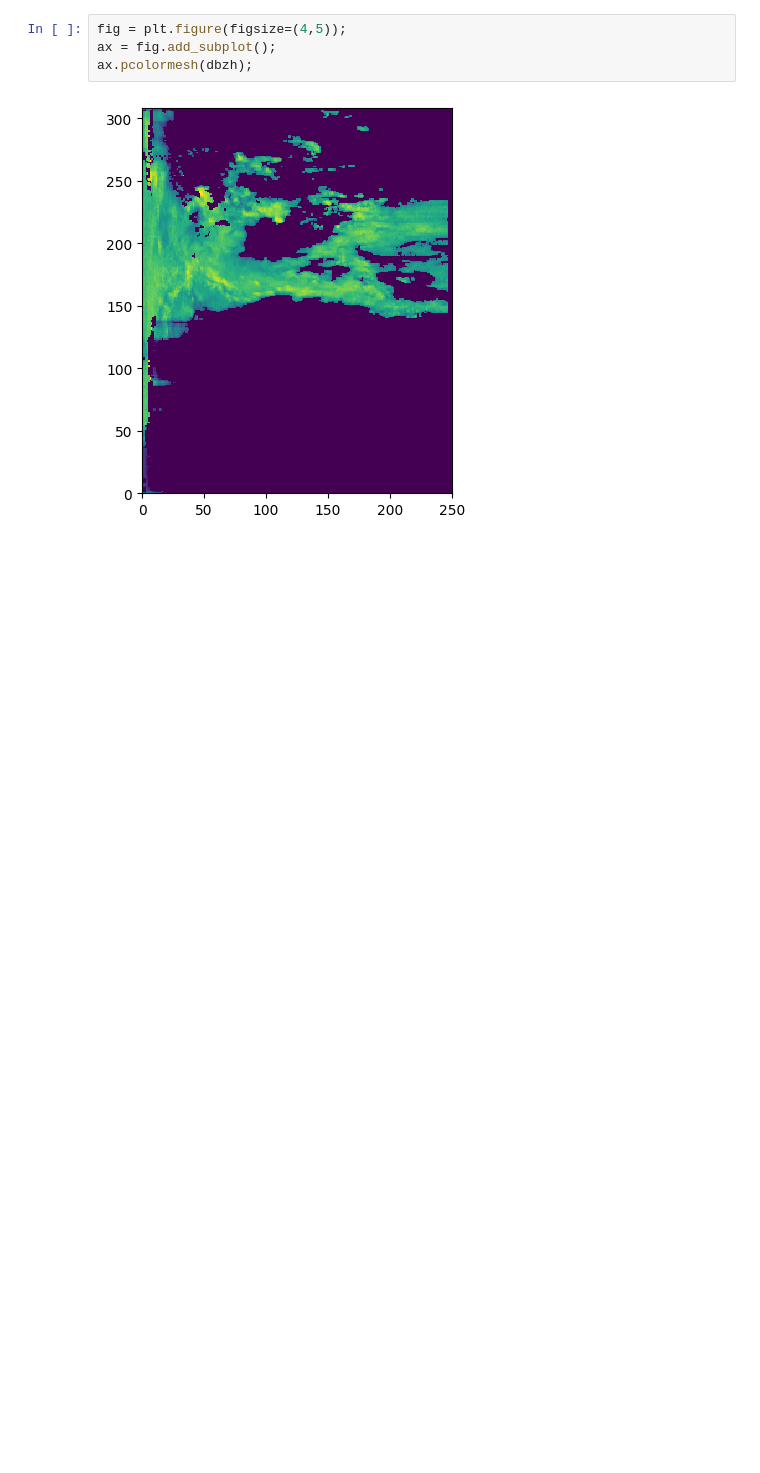
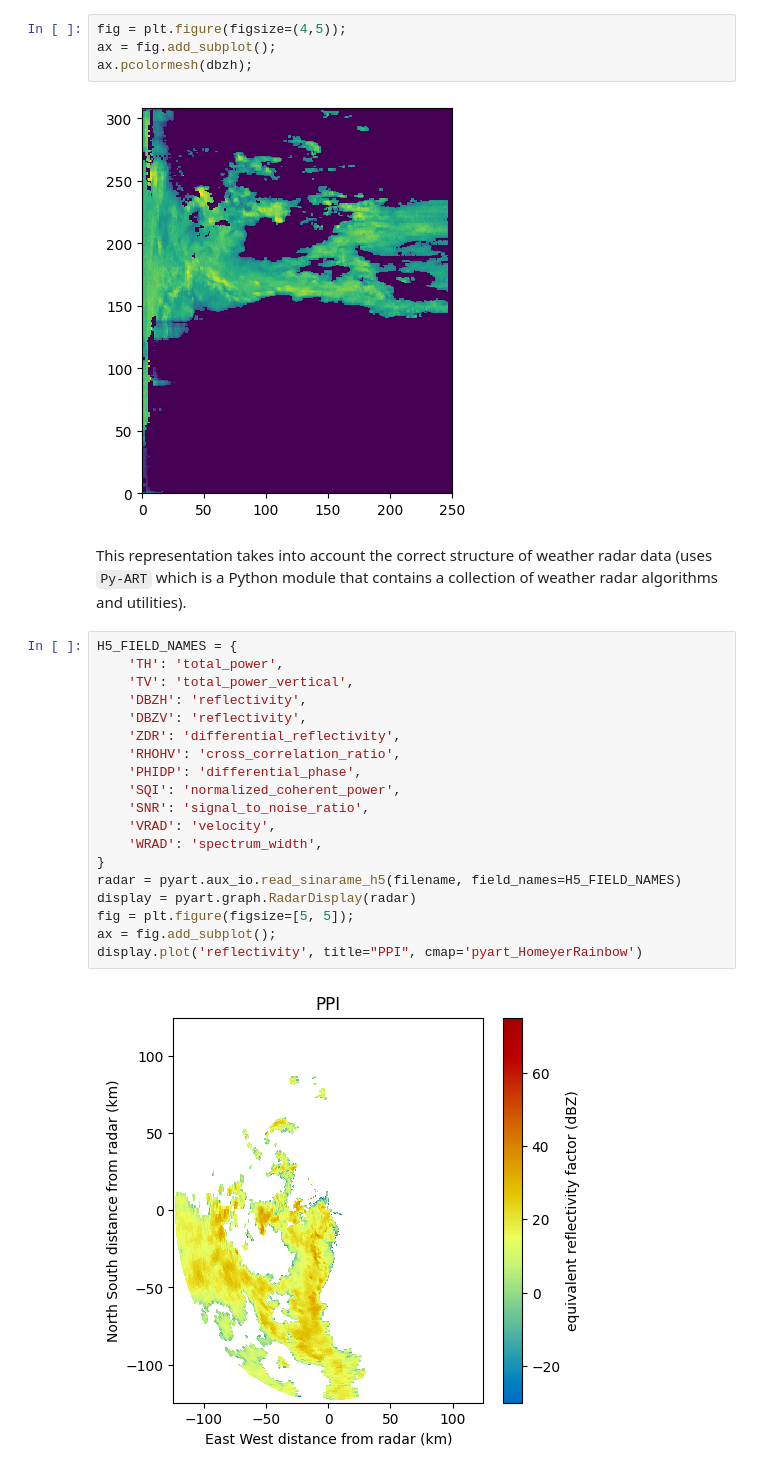
Before and after one commit to rafaela00castro/radar-rio, a Jupyter notebook: notebooks/data_exploration.ipynb, the cells around one changed output. Cells and saved outputs as stored; diff of their text form; blank space fills up the shorter version.

Commit message:
add new radar image and reference about PPI

```diff
--- a/notebooks/data_exploration.ipynb
+++ b/notebooks/data_exploration.ipynb
@@ -67,3 +69,26 @@ ax = fig.add_subplot();
 ax.pcolormesh(dbzh);
 # %% [output]
 [figure]
+# %% [markdown]
+This representation takes into account the correct structure of weather radar data (uses `Py-ART` which is a Python module that contains a collection of weather radar algorithms and utilities).
+# %%
+H5_FIELD_NAMES = {
+    'TH': 'total_power',
+    'TV': 'total_power_vertical',
+    'DBZH': 'reflectivity',
+    'DBZV': 'reflectivity',
+    'ZDR': 'differential_reflectivity',
+    'RHOHV': 'cross_correlation_ratio',
+    'PHIDP': 'differential_phase',
+    'SQI': 'normalized_coherent_power',
+    'SNR': 'signal_to_noise_ratio',
+    'VRAD': 'velocity',
+    'WRAD': 'spectrum_width',
+}
+radar = pyart.aux_io.read_sinarame_h5(filename, field_names=H5_FIELD_NAMES)
+display = pyart.graph.RadarDisplay(radar)
+fig = plt.figure(figsize=[5, 5]);
+ax = fig.add_subplot();
+display.plot('reflectivity', title="PPI", cmap='pyart_HomeyerRainbow')
+# %% [output]
+[figure, added]
```
Also changed, not shown: parts of 6 cells of this notebook.
